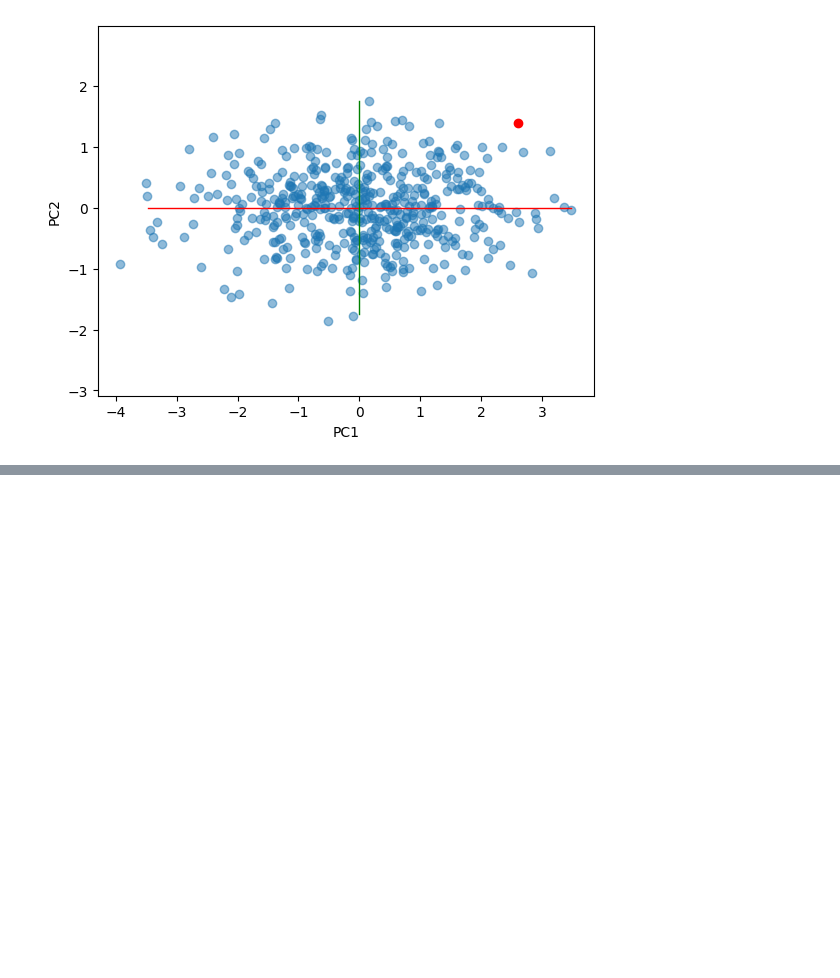
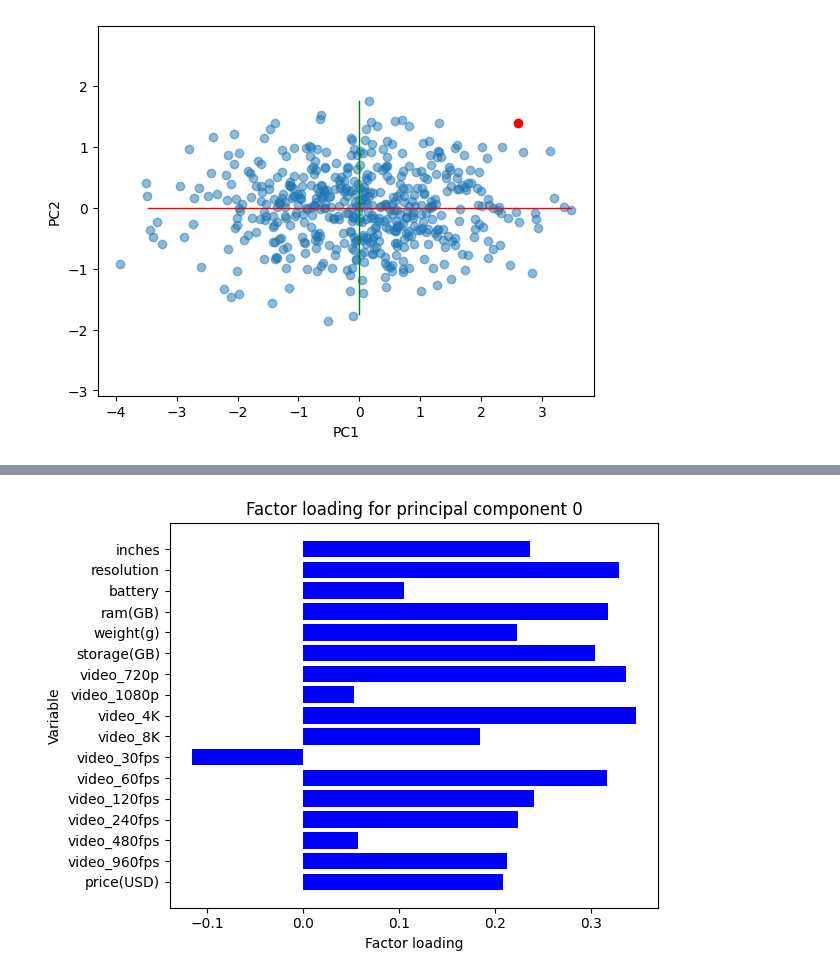
Before and after one commit to vincenzorrei/EDU-PCA, a Jupyter notebook: main.ipynb, the cells around one changed output, grey strips where cells are left out. Cells and saved outputs as stored; diff of their text form; code cells hidden in the pictures; blank space fills up the shorter version.

```diff
--- a/main.ipynb
+++ b/main.ipynb
@@ -94,0 +186,17 @@ plt.show()
+# %%
+# For all the principal components plot variable factor loadings
+def display_factor_loading(pca, comp):
+    num_vars = len(df.columns)
+    plt.barh(range(num_vars), pca.components_[comp], color='b', align='center')
+    plt.yticks(np.arange(num_vars), df.columns)
+    plt.xlabel('Factor loading')
+    plt.ylabel('Variable')
+    plt.gca().invert_yaxis()
+    plt.title('Factor loading for principal component ' + str(comp))
+    plt.tight_layout()
+    plt.show()
+
+# Display factor loading for the first principal component
+display_factor_loading(pca, 0)
+# %% [output]
+[figure, added]
```
Also changed, not shown: parts of 10 cells of this notebook.
